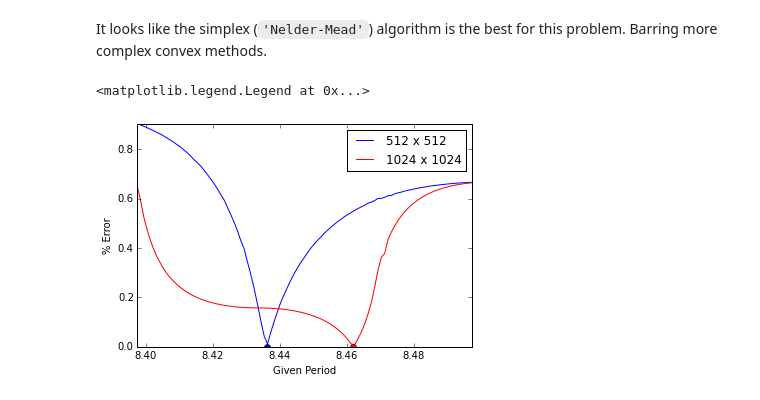
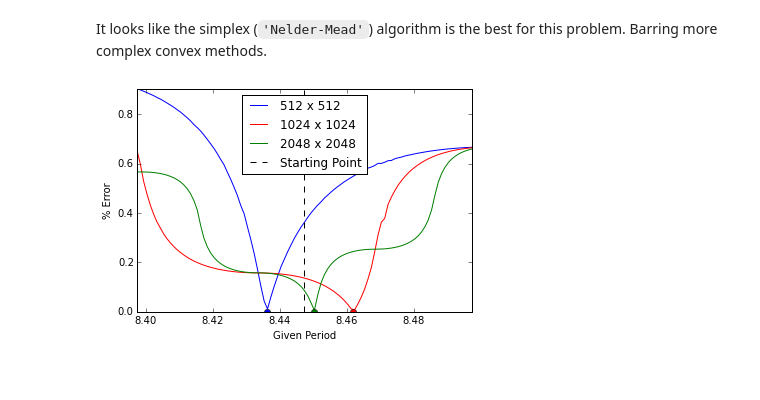
Before and after one commit to david-hoffman/simpattern, a Jupyter notebook: simpattern_fasterv1.1.ipynb, the cells around one changed output. Cells and saved outputs as stored; diff of their text form; code cells hidden in the pictures.

```diff
--- a/simpattern_fasterv1.1.ipynb
+++ b/simpattern_fasterv1.1.ipynb
@@ -156,7 +169,3 @@ def pattern_period(vecA, period, onfrac = 0.5, phaseInd = 0., phaseOffset = 0.,
     #print('{:.20f}'.format(precise_period))
 
     return precise_period
-# %%
-def objf(period):
-    data = array([pattern_period(angle, period,phaseInd = n,sizex = 1024) for n in range(1)])
-    return mean(abs(data-ideal_period(568))/ideal_period(568))
@@ -228,22 +229,26 @@ def objf(period, iperiod, size = 1024):
 x = linspace(iperiod-0.05,iperiod+0.05,101)
 y512 = array([objf(period, iperiod,512) for period in x])
 y1024 = array([objf(period, iperiod,1024) for period in x])
+y2048 = array([objf(period, iperiod,2048) for period in x])
 # %%
 res_512 = minimize(objf, iperiod ,method='Nelder-Mead',args=(ideal_period(568, 0.7),512))
 res_1024 = minimize(objf, iperiod ,method='Nelder-Mead',args=(ideal_period(568, 0.7),1024))
+res_2048 = minimize(objf, iperiod ,method='Nelder-Mead',args=(ideal_period(568, 0.7),2048))
 # %%
 plot(x,y512,'b',label='512 x 512')
 plot(res_512['x'],res_512['fun'],'bo')#,label='512 Optimized point')
 plot(x,y1024,'r',label='1024 x 1024')
 plot(res_1024['x'],res_1024['fun'],'ro')#,label='1024 Optimized point')
+plot(x,y2048,'g',label='2048 x 2048')
+plot(res_2048['x'],res_2048['fun'],'go')#,label='1024 Optimized point')
 axis('tight')
+axvline(iperiod,color='k',linestyle='dashed',label='Starting Point')
 xlabel('Given Period')
 ylabel('% Error')
 legend(loc='best')
-#savefig("PeriodOpt 1D Parabola.pdf")
+savefig("PeriodOpt.pdf")
 # %% [output]
-<matplotlib.legend.Legend at 0x...>
-[figure, old version]
+[figure, new version]
 # %%
 def opt_period(iperiod,angle,**kwargs):
     def objf_l1(period):
```
Also changed, not shown: parts of 19 cells of this notebook.
